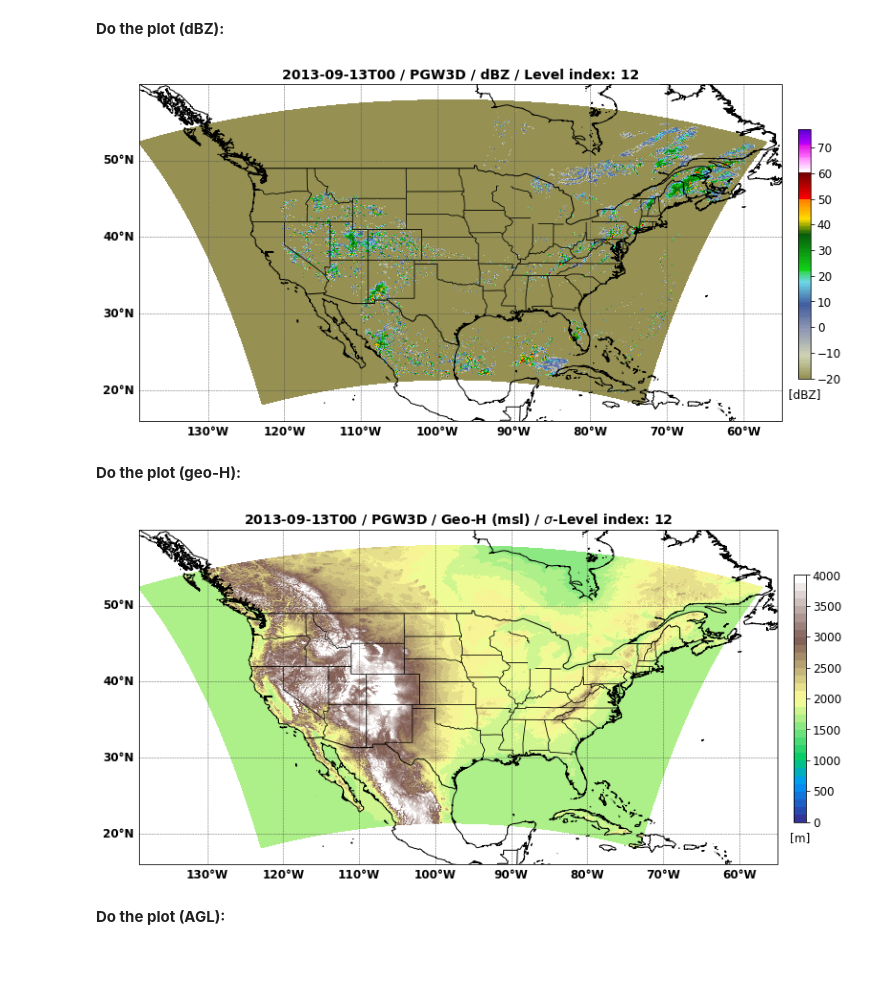
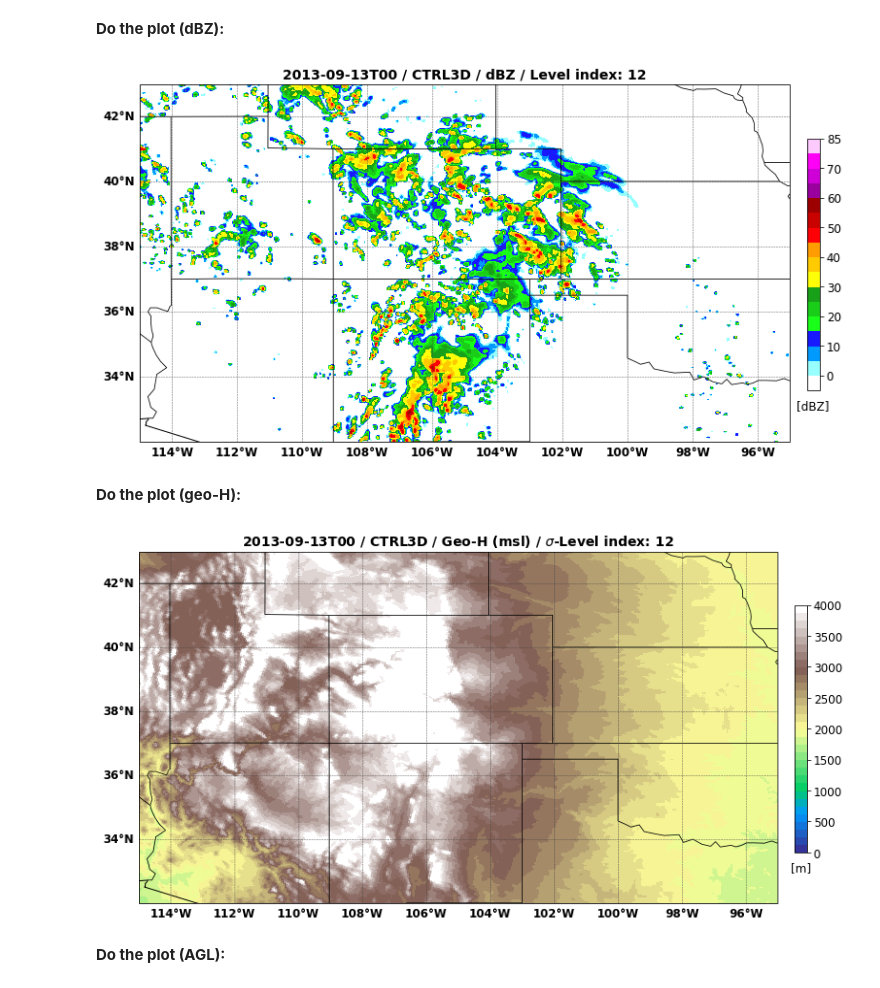
Before and after one commit to Lusicl/WRF_dBZ_Cloud_Classification, a Jupyter notebook: WRF_dBZ_Class_CONUS1/wrf_dbz_SigmaLev_Plot_test.ipynb, the cells around one changed output. Cells and saved outputs as stored; diff of their text form; code cells hidden in the pictures; blank space fills up the shorter version.

```diff
--- a/WRF_dBZ_Class_CONUS1/wrf_dbz_SigmaLev_Plot_test.ipynb
+++ b/WRF_dBZ_Class_CONUS1/wrf_dbz_SigmaLev_Plot_test.ipynb
@@ -53,7 +53,8 @@ def set_input_names(file_date):
     return file_names
 # %%
 ## Set wrf simulation type:
-wrf_sim_type = 'PGW3D'
+wrf_sim_type = 'CTRL3D'
+# wrf_sim_type = 'PGW3D'
 
 ## Set date time:
 # case_date_time = dt.datetime(2011,4,27)
@@ -98,10 +99,10 @@ from metpy.plots import ctables
 ref_norm, ref_cmap = ctables.registry.get_with_steps('NWSStormClearReflectivity', -20, 0.5)
 
 ## Set CWB reflectivity colorbar:
-# clevs = [-5,0,5,10,15,20,25,30,35,40,45,50,55,60,65,70,75,85]
-# ccols = ['#ffffff','#98ffff','#009aff','#1919ff','#19ff19','#19cd19','#19A019','#fefe08','#ffcb00','#ff9c00','#fe0005','#c90200','#9d0000','#9a009d','#cf00d7','#ff00f7','#fdcafe']
-clevs = [-30,-25,-20,-15,-10,-5,0,5,10,15,20,25,30,35,40,45,50,55,60,65,70,75,85]
-ccols = ['#f0f8ff','#f0f8ff','#f0f8ff','#f0f8ff','#f0f8ff','#f0f8ff','#98ffff','#009aff','#1919ff','#19ff19','#19cd19','#19A019','#fefe08','#ffcb00','#ff9c00','#fe0005','#c90200','#9d0000','#9a009d','#cf00d7','#ff00f7','#fdcafe']
+clevs = [-5,0,5,10,15,20,25,30,35,40,45,50,55,60,65,70,75,85]
+ccols = ['#ffffff','#98ffff','#009aff','#1919ff','#19ff19','#19cd19','#19A019','#fefe08','#ffcb00','#ff9c00','#fe0005','#c90200','#9d0000','#9a009d','#cf00d7','#ff00f7','#fdcafe']
+# clevs = [-30,-25,-20,-15,-10,-5,0,5,10,15,20,25,30,35,40,45,50,55,60,65,70,75,85]
+# ccols = ['#f0f8ff','#f0f8ff','#f0f8ff','#f0f8ff','#f0f8ff','#f0f8ff','#98ffff','#009aff','#1919ff','#19ff19','#19cd19','#19A019','#fefe08','#ffcb00','#ff9c00','#fe0005','#c90200','#9d0000','#9a009d','#cf00d7','#ff00f7','#fdcafe']
 # %% [markdown]
 **Function: creating new map:**
 # %%
@@ -117,9 +118,9 @@ def new_map(fig):
     # ax.set_global()
 
     ## CONUS:
-    ax.set_extent([-139, -55, 16, 60], crs=proj)
+    # ax.set_extent([-139, -55, 16, 60], crs=proj)
     ## 9/13 case:
-    # ax.set_extent([-115, -95, 32, 43], crs=proj)
+    ax.set_extent([-115, -95, 32, 43], crs=proj)
     ## 4/27 case:
     # ax.set_extent([-96, -84, 33, 41], crs=proj)
 
@@ -141,7 +142,7 @@ def new_map(fig):
     ax.add_feature(state_borders, linewidth=0.8)
 
     ## Add the gridlines:
-    latlon_grid_int = 10
+    latlon_grid_int = 2
     ax_gl = ax.gridlines(crs=ccrs.PlateCarree()
                         ,linewidth=0.5
                         ,color='#454545'
@@ -174,36 +175,36 @@ ax1 = new_map(fig)
 plotting_var = dbz_sigmalev.data
 plotting_lon = dbz_sigmalev.XLONG
 plotting_lat = dbz_sigmalev.XLAT
 
 
 ## CWB colorbar:
-# cf1 = ax1.contourf(plotting_lon, plotting_lat, plotting_var, 23, levels=clevs, colors=ccols)
+cf1 = ax1.contourf(plotting_lon, plotting_lat, plotting_var, levels=clevs, colors=ccols)
 
 ## NWS colorbar:
-cf1 = ax1.pcolormesh(plotting_lon, plotting_lat, plotting_var, cmap=ref_cmap, norm=ref_norm, shading='auto')
+# cf1 = ax1.pcolormesh(plotting_lon, plotting_lat, plotting_var, cmap=ref_cmap, norm=ref_norm, shading='auto')
 
 
 cf1_title = plt.title( np.datetime_as_string(dbz_sigmalev.Time.data, unit='h') + ' / '
                      + wrf_sim_type + ' / '
                      + dbz_sigmalev.name + ' / '
                      + 'Level index: ' + str(interp_vertical_lev)
                      , fontsize=14
                      , fontweight='bold'
                      )
 
 cbar_ax = fig.add_axes([0.92, 0.3, 0.015, 0.4])
 cbar = fig.colorbar(cf1, cax=cbar_ax, fraction=0.04)
 cbar.ax.tick_params(labelsize=12)
 cbar.ax.set_title('[dBZ]', fontsize=12, y=-0.1)
 
 
 ## Save figure:
 
 plt.savefig('./' + np.datetime_as_string(dbz_sigmalev.Time.data, unit='h') + '_dbz_sigma.png',
             bbox_inches='tight',
             dpi=300)
 # %% [output]
-[figure, old version]
+[figure, new version]
 # %% [markdown]
 **Do the plot (geo-H):**
 # %%
@@ -252,7 +253,7 @@ plt.savefig('./' + np.datetime_as_string(dbz_sigmalev.Time.data, unit='h') + '_g
             bbox_inches='tight',
             dpi=300)
 # %% [output]
-[figure, old version]
+[figure, new version]
 # %% [markdown]
 **Do the plot (AGL):**
 # %%
```
Also changed, not shown: parts of 2 cells of this notebook, 7 other files.
